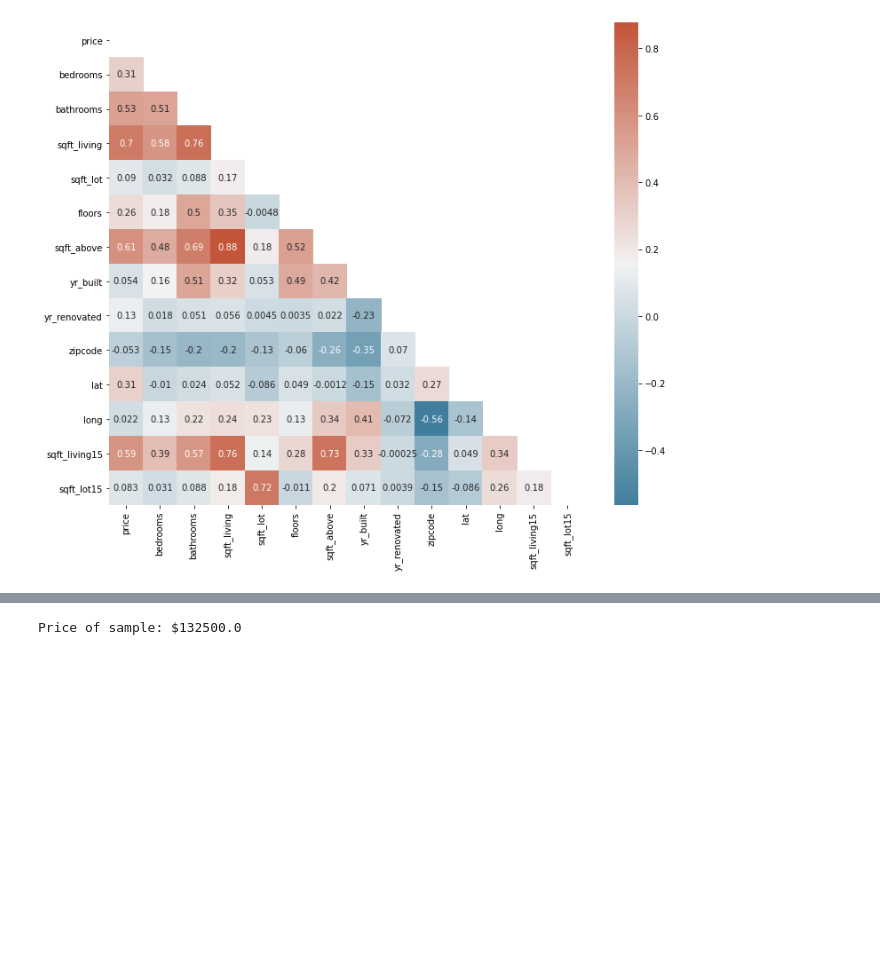
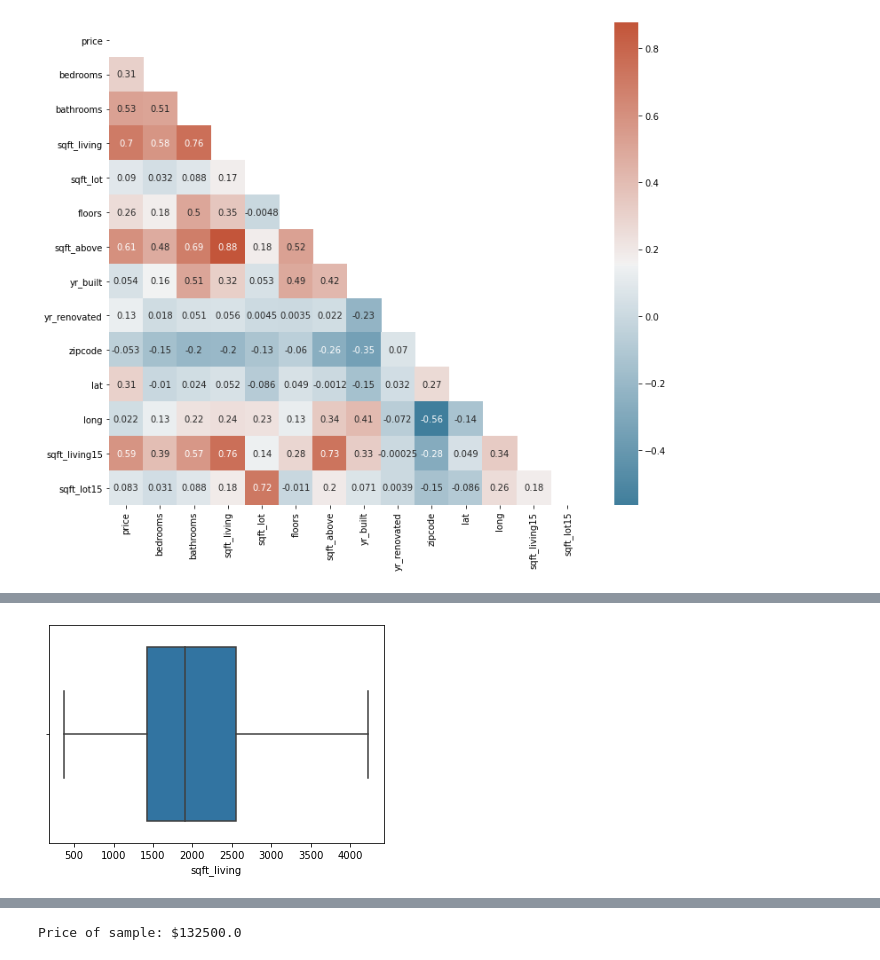
Before and after one commit to smashley-eakland/phase-2-project, a Jupyter notebook: Test_notebook.ipynb, the cells around one changed output, grey strips where cells are left out. Saved outputs shown, nothing was run; the diff lists cells and outputs as text; code cells hidden in the pictures; blank space fills up the shorter version.

```diff
--- a/Test_notebook.ipynb
+++ b/Test_notebook.ipynb
@@ -181,0 +196,4 @@ x6.corr()
+# %%
+sns.boxplot(box_df['sqft_living'], showfliers=False);
+# %% [output]
+[figure, added]
```
Also changed, not shown: parts of 10 cells of this notebook, 6 other files.
